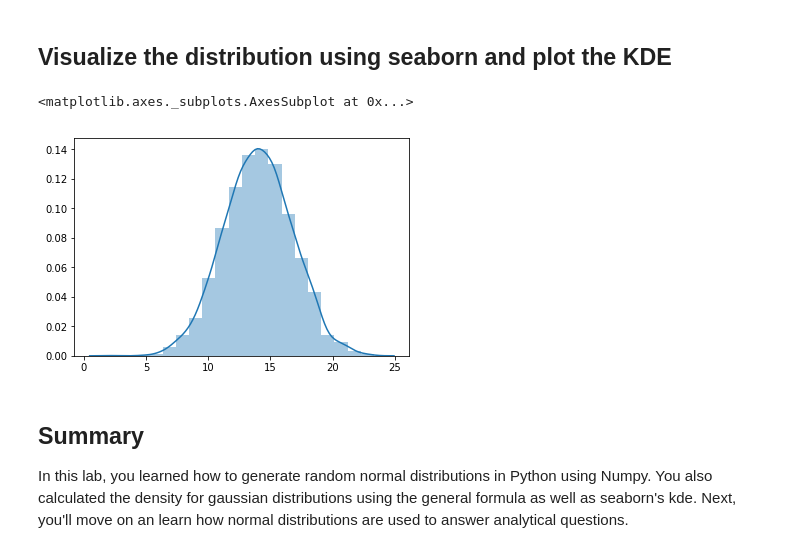
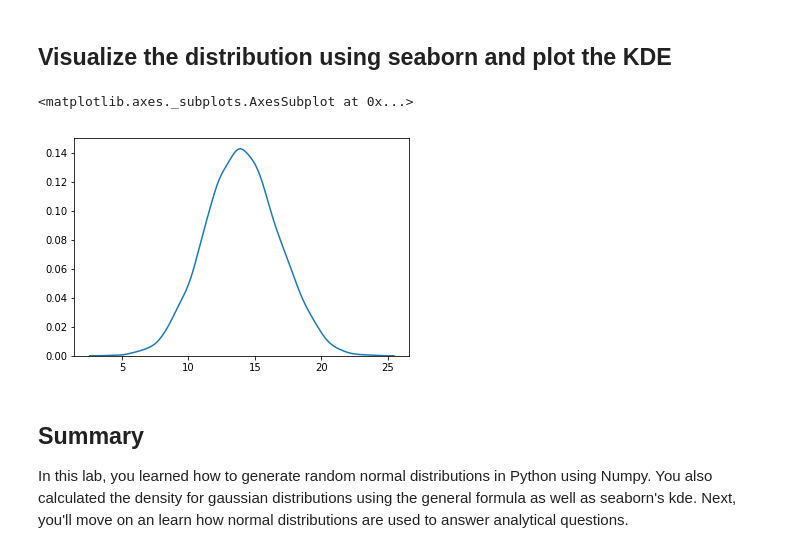
Before and after one commit to Pietrassyk/dsc-normal-distribution-lab-nyc-ds-career-042219, a Jupyter notebook: index.ipynb, the cells around one changed output. Cells and saved outputs as stored; diff of their text form; code cells hidden in the pictures.

```diff
--- a/index.ipynb
+++ b/index.ipynb
@@ -72,10 +72,10 @@ The 'normed' kwarg was deprecated in Matplotlib 2.1 and will be removed in 3.1.
 # %%
 # Use seaborn to plot the histogram with KDE
 import seaborn as sns
-sns.hi
+sns.kdeplot(data)
 # %% [output]
 <matplotlib.axes._subplots.AxesSubplot at 0x...>
-[figure, old version]
+[figure, new version]
 # %% [markdown]
 ## Summary
 
```
